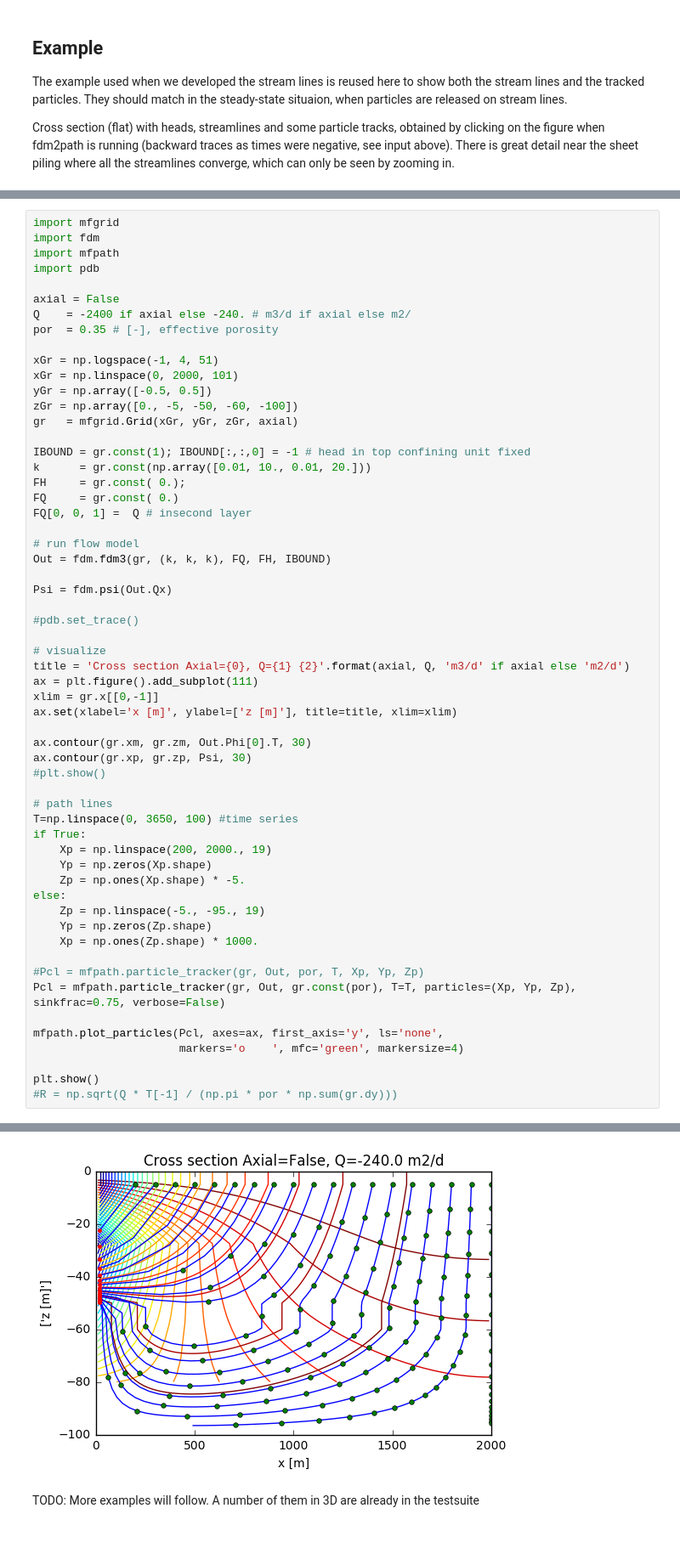
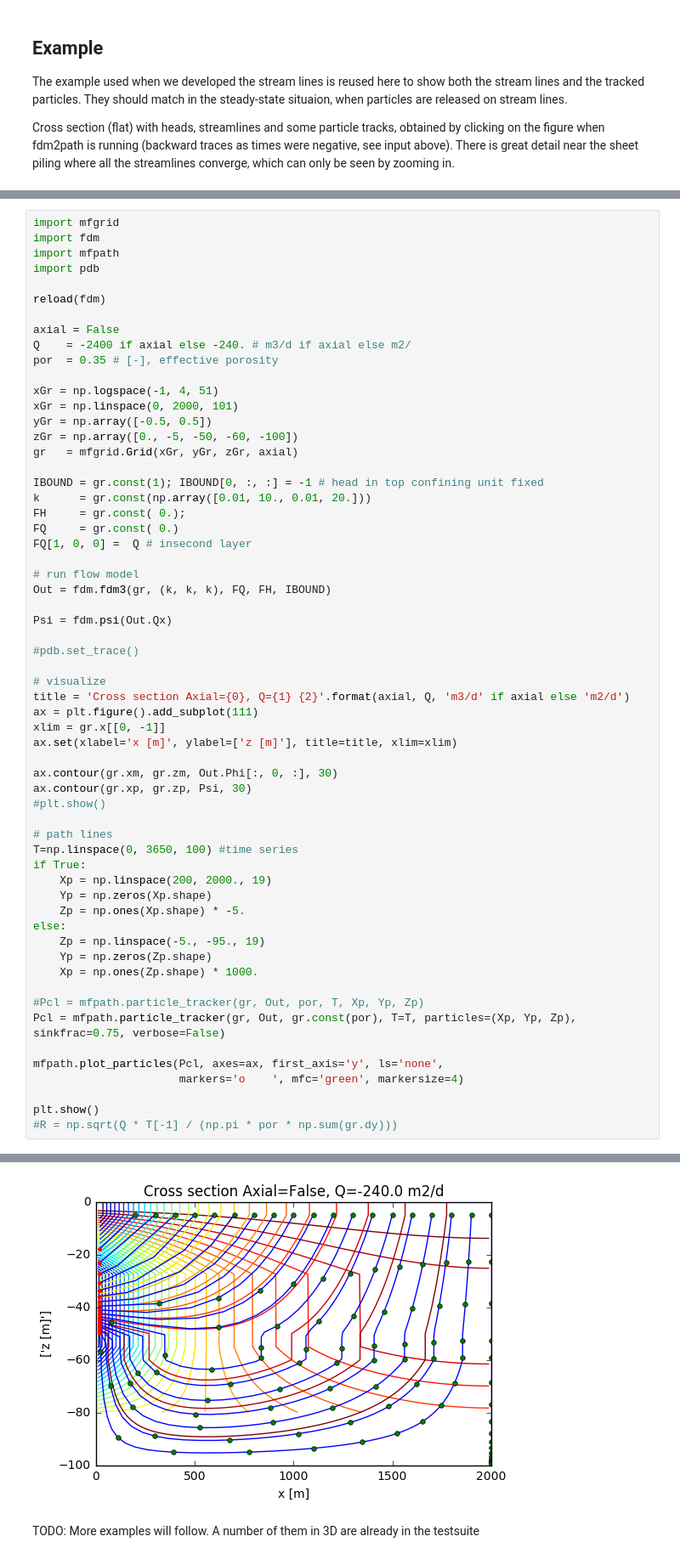
Before and after one commit to Olsthoorn/FDModelBuildingCourseGroundwaterFlow, a Jupyter notebook: 09_particle_tracking.ipynb, the cells around one changed output, grey strips where cells are left out. Shown: that part at 85% size. Saved outputs shown, nothing was run; the diff lists cells and outputs as text.

```diff
--- a/09_particle_tracking.ipynb
+++ b/09_particle_tracking.ipynb
@@ -196,6 +198,8 @@ import mfgrid
 import fdm
 import mfpath
 import pdb
+
+reload(fdm)
 
 axial = False
 Q    = -2400 if axial else -240. # m3/d if axial else m2/
@@ -207,11 +211,11 @@ yGr = np.array([-0.5, 0.5])
 zGr = np.array([0., -5, -50, -60, -100])
 gr   = mfgrid.Grid(xGr, yGr, zGr, axial)
 
-IBOUND = gr.const(1); IBOUND[:,:,0] = -1 # head in top confining unit fixed
+IBOUND = gr.const(1); IBOUND[0, :, :] = -1 # head in top confining unit fixed
 k      = gr.const(np.array([0.01, 10., 0.01, 20.]))
 FH     = gr.const( 0.);
 FQ     = gr.const( 0.)
-FQ[0, 0, 1] =  Q # insecond layer
+FQ[1, 0, 0] =  Q # insecond layer
 
 # run flow model
 Out = fdm.fdm3(gr, (k, k, k), FQ, FH, IBOUND)
@@ -223,10 +227,10 @@ Psi = fdm.psi(Out.Qx)
 # visualize
 title = 'Cross section Axial={0}, Q={1} {2}'.format(axial, Q, 'm3/d' if axial else 'm2/d')
 ax = plt.figure().add_subplot(111)
-xlim = gr.x[[0,-1]]
+xlim = gr.x[[0, -1]]
 ax.set(xlabel='x [m]', ylabel=['z [m]'], title=title, xlim=xlim)
 
-ax.contour(gr.xm, gr.zm, Out.Phi[0].T, 30)
+ax.contour(gr.xm, gr.zm, Out.Phi[:, 0, :], 30)
 ax.contour(gr.xp, gr.zp, Psi, 30)
 #plt.show()
 
@@ -262,4 +266,4 @@ Job done, 19 particles tracked for time  from t=0.0 to t=3650.0 in 99time steps.
-[figure, old version]
+[figure, new version]
 # %% [markdown]
 TODO: More examples will follow. A number of them in 3D are already in the testsuite
 # %% [markdown]
```
Also changed, not shown: parts of 3 cells of this notebook, 20 other files.
